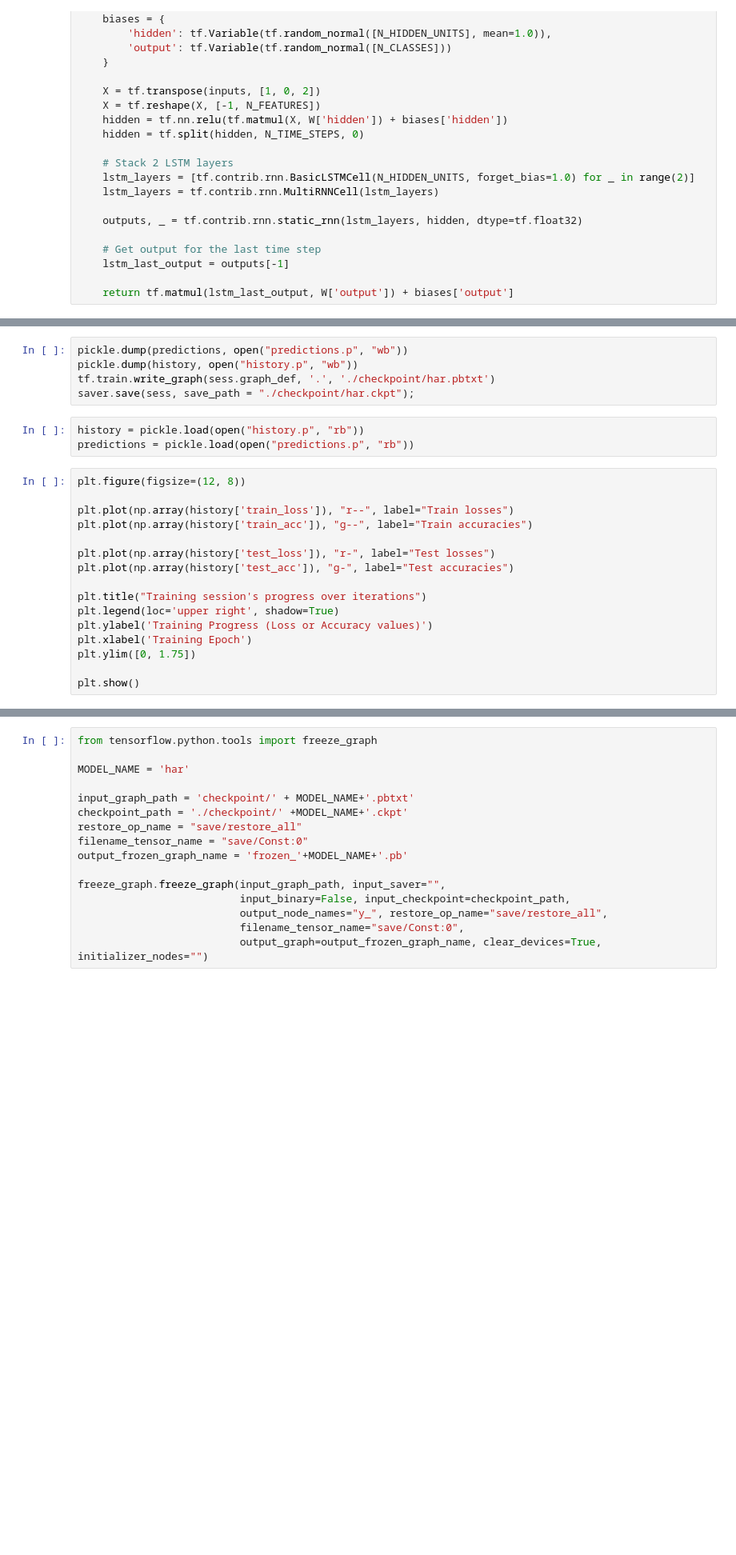
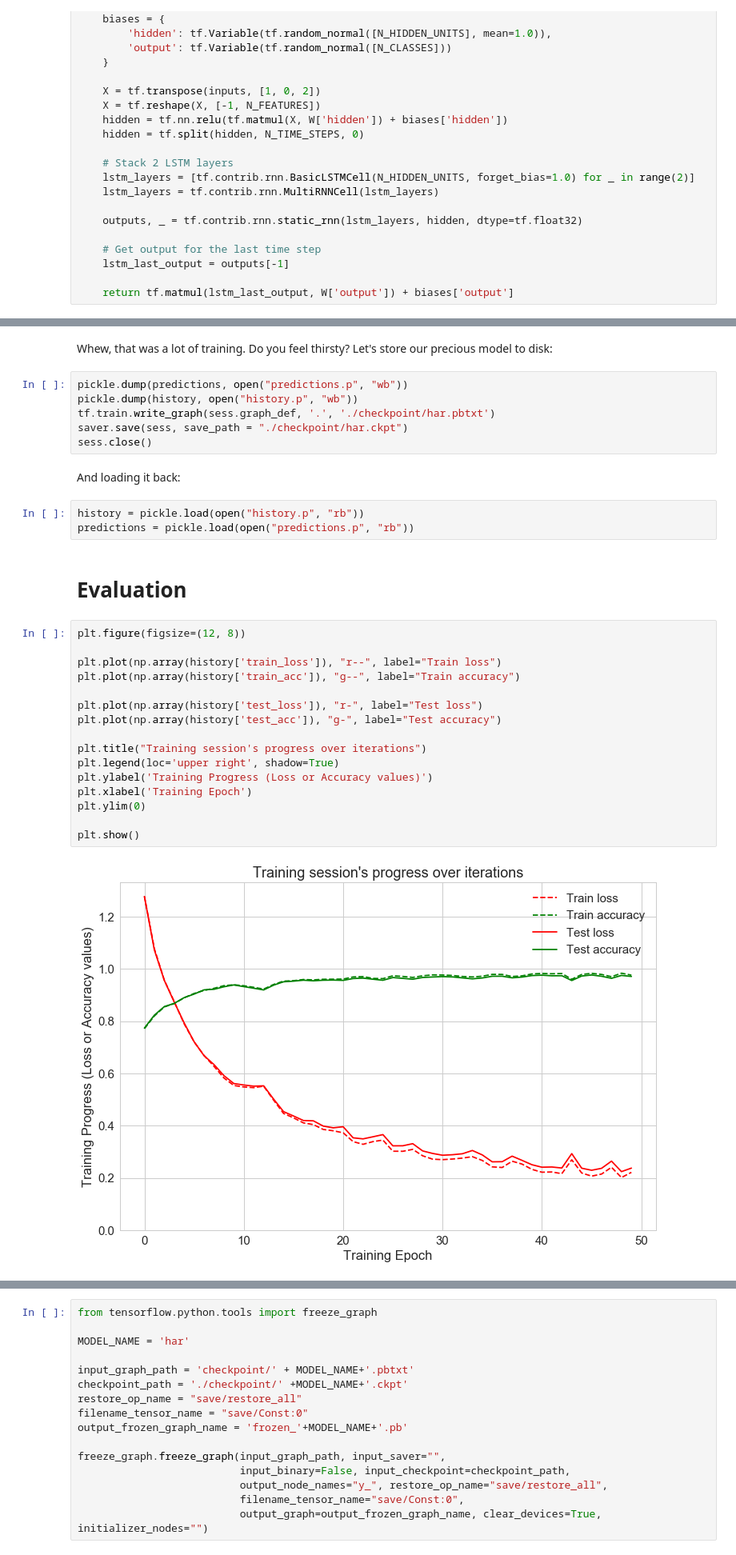
Before and after one commit to curiousily/TensorFlow-on-Android-for-Human-Activity-Recognition-with-LSTMs, a Jupyter notebook: human_activity_recognition.ipynb, the cells around one changed output, grey strips where cells are left out. Shown at 80% size. Cells and saved outputs as stored; diff of their text form; blank space fills up the shorter version.

```diff
--- a/human_activity_recognition.ipynb
+++ b/human_activity_recognition.ipynb
@@ -222,27 +266,36 @@ epoch: 10 test accuracy: 0.9388942122459412 loss: 0.5612533092498779
 epoch: 20 test accuracy: 0.9574717283248901 loss: 0.3916512429714203
 epoch: 30 test accuracy: 0.9693103432655334 loss: 0.2935260236263275
 epoch: 40 test accuracy: 0.9747744202613831 loss: 0.2502188980579376
+# %% [markdown]
+Whew, that was a lot of training. Do you feel thirsty? Let's store our precious model to disk:
 # %%
 pickle.dump(predictions, open("predictions.p", "wb"))
 pickle.dump(history, open("history.p", "wb"))
 tf.train.write_graph(sess.graph_def, '.', './checkpoint/har.pbtxt')
-saver.save(sess, save_path = "./checkpoint/har.ckpt");
+saver.save(sess, save_path = "./checkpoint/har.ckpt")
+sess.close()
+# %% [markdown]
+And loading it back:
 # %%
 history = pickle.load(open("history.p", "rb"))
 predictions = pickle.load(open("predictions.p", "rb"))
+# %% [markdown]
+# Evaluation
 # %%
 plt.figure(figsize=(12, 8))
 
-plt.plot(np.array(history['train_loss']), "r--", label="Train losses")
-plt.plot(np.array(history['train_acc']), "g--", label="Train accuracies")
+plt.plot(np.array(history['train_loss']), "r--", label="Train loss")
+plt.plot(np.array(history['train_acc']), "g--", label="Train accuracy")
 
-plt.plot(np.array(history['test_loss']), "r-", label="Test losses")
-plt.plot(np.array(history['test_acc']), "g-", label="Test accuracies")
+plt.plot(np.array(history['test_loss']), "r-", label="Test loss")
+plt.plot(np.array(history['test_acc']), "g-", label="Test accuracy")
 
 plt.title("Training session's progress over iterations")
 plt.legend(loc='upper right', shadow=True)
 plt.ylabel('Training Progress (Loss or Accuracy values)')
 plt.xlabel('Training Epoch')
-plt.ylim([0, 1.75])
+plt.ylim(0)
 
 plt.show()
+# %% [output]
+[figure, added]
```
Also changed, not shown: parts of 42 cells of this notebook.
